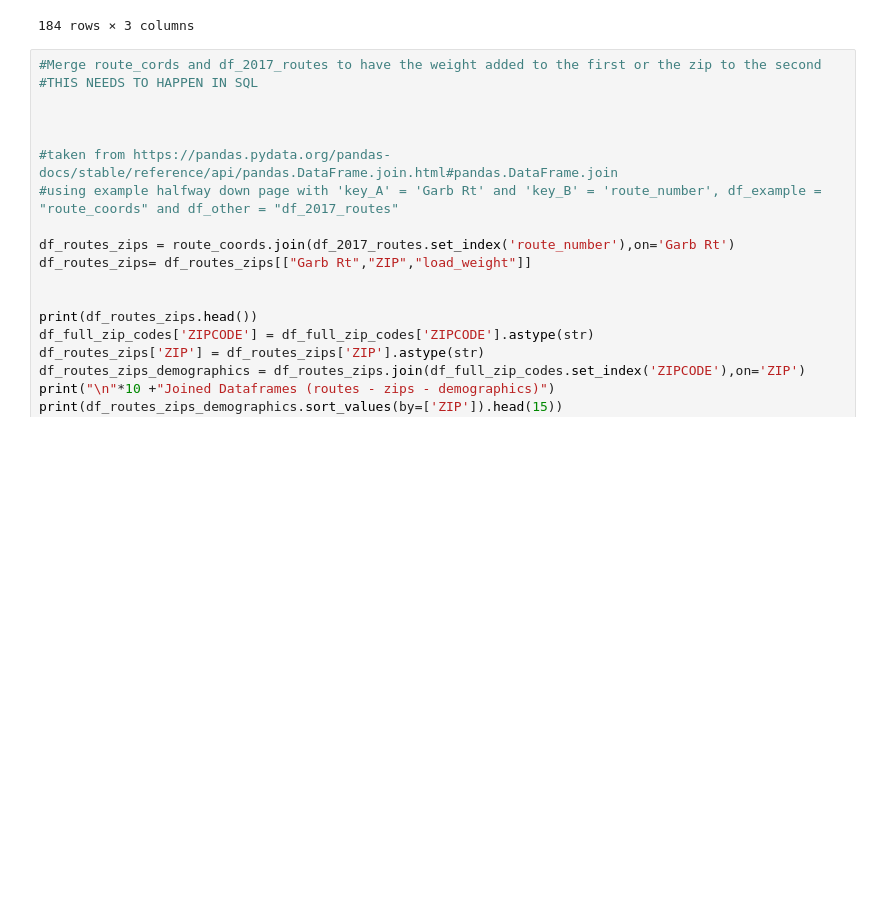
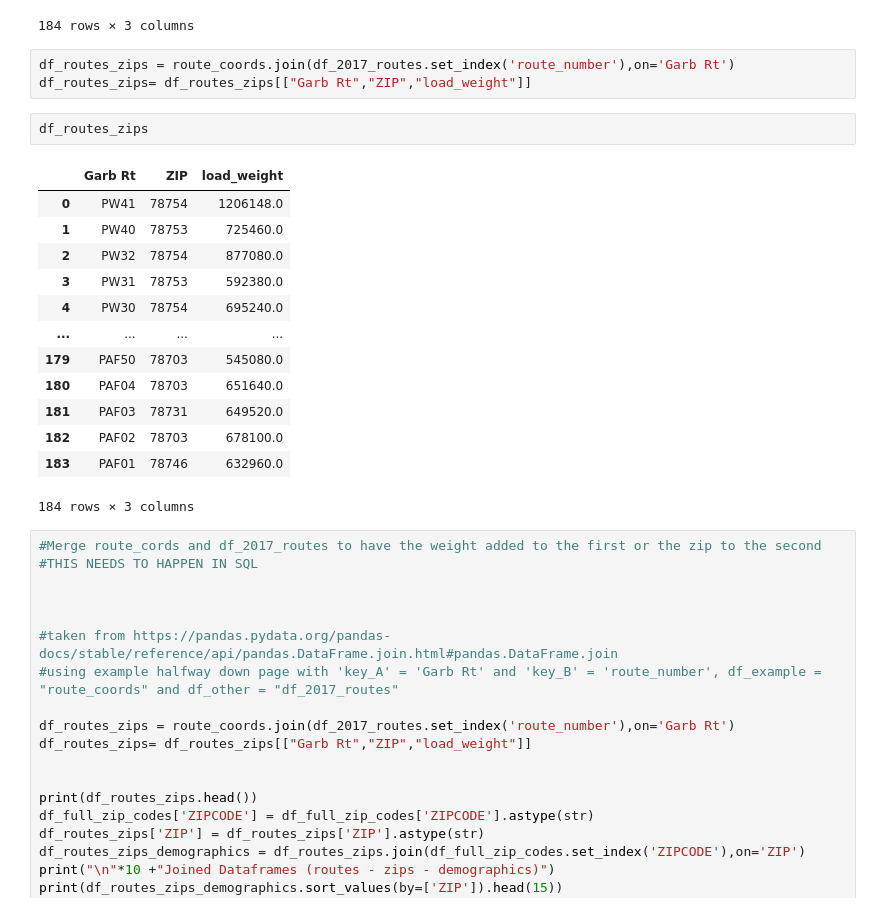
Before and after one commit to TheLittlePrincess/Final_project, a Jupyter notebook: routes_with_zips_joined_loads_dem-Copy1.ipynb, the cells around one changed output. Saved outputs shown, nothing was run; the diff lists cells and outputs as text; blank space fills up the shorter version.

```diff
--- a/routes_with_zips_joined_loads_dem-Copy1.ipynb
+++ b/routes_with_zips_joined_loads_dem-Copy1.ipynb
@@ -121,6 +121,25 @@ df_2017_routes
 | 182 | PW40 | 725460.0 | MULTIPOLYGON (((-97.6711167217152... |
 | 183 | PW41 | 1206148.0 | MULTIPOLYGON (((-97.6624341351120... |
 184 rows × 3 columns
+# %%
+df_routes_zips = route_coords.join(df_2017_routes.set_index('route_number'),on='Garb Rt')
+df_routes_zips= df_routes_zips[["Garb Rt","ZIP","load_weight"]]
+# %%
+df_routes_zips
+# %% [output]
+|  | Garb Rt | ZIP | load_weight |
+| 0 | PW41 | 78754 | 1206148.0 |
+| 1 | PW40 | 78753 | 725460.0 |
+| 2 | PW32 | 78754 | 877080.0 |
+| 3 | PW31 | 78753 | 592380.0 |
+| 4 | PW30 | 78754 | 695240.0 |
+| ... | ... | ... | ... |
+| 179 | PAF50 | 78703 | 545080.0 |
+| 180 | PAF04 | 78703 | 651640.0 |
+| 181 | PAF03 | 78731 | 649520.0 |
+| 182 | PAF02 | 78703 | 678100.0 |
+| 183 | PAF01 | 78746 | 632960.0 |
+184 rows × 3 columns
 # %%
 #Merge route_cords and df_2017_routes to have the weight added to the first or the zip to the second
 #THIS NEEDS TO HAPPEN IN SQL
```
Also changed, not shown: 1 other file.
